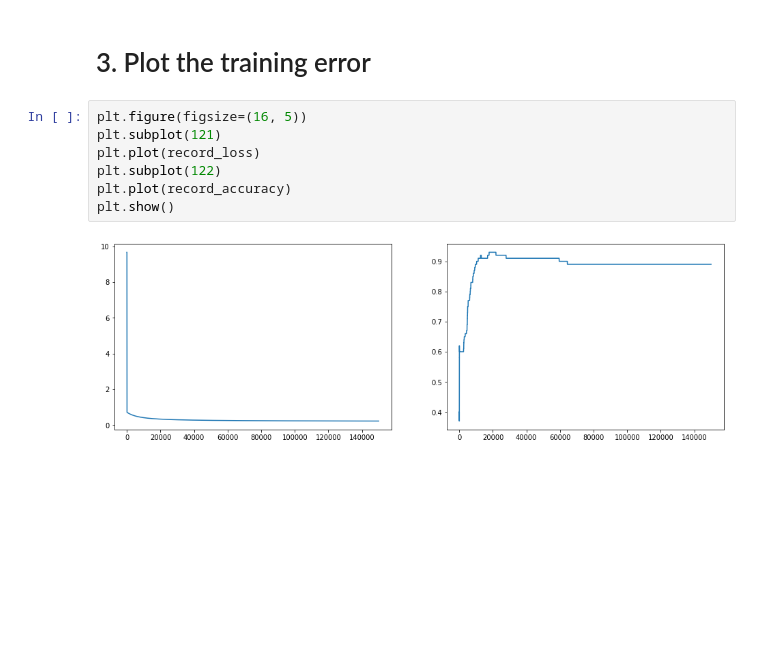
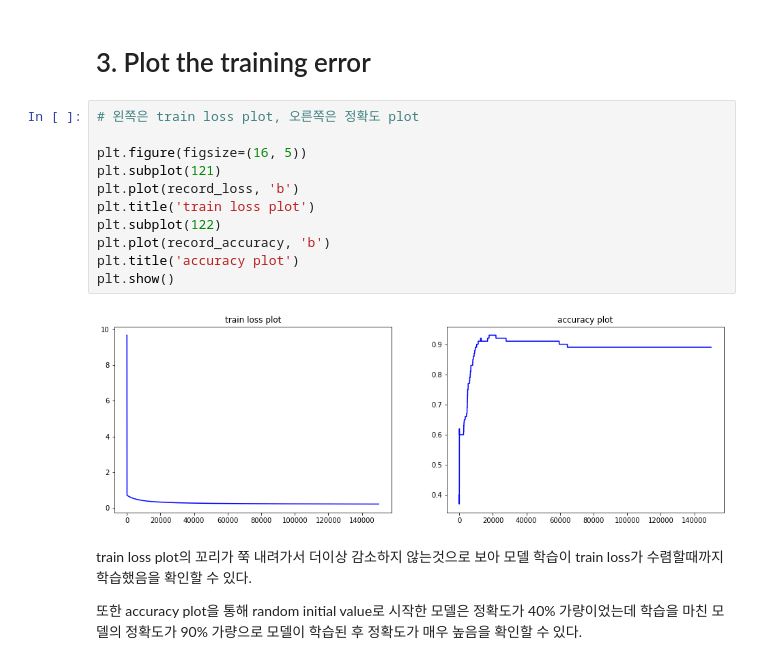
Before and after one commit to BaeHyungjun/2020-1-MachineLearning, a Jupyter notebook: 20152410_배형준_머신러닝_과제5.ipynb, the cells around one changed output. Drawn from its saved outputs; the diff is of its cells as text; blank space fills up the shorter version.

Commit message:
Assignment 5-3
학습이 반복될수록 train loss plot의 감소폭이 작아짐을 확인할 수 있다. 결과적으로 train loss가 특정한 값으로 수렴하여 모델 학습이 종료되었음을 확인할 수 있다.

또한 accuracy plot을 통해 모델이 학습할수록 정확도(성능)가 높아지는 것을 확인할 수 있다.

```diff
--- a/20152410_배형준_머신러닝_과제5.ipynb
+++ b/20152410_배형준_머신러닝_과제5.ipynb
@@ -147,11 +147,19 @@ plt.show()
 # %% [markdown]
 # 3. Plot the training error
 # %%
+# 왼쪽은 train loss plot, 오른쪽은 정확도 plot
+
 plt.figure(figsize=(16, 5))
 plt.subplot(121)
-plt.plot(record_loss)
+plt.plot(record_loss, 'b')
+plt.title('train loss plot')
 plt.subplot(122)
-plt.plot(record_accuracy)
+plt.plot(record_accuracy, 'b')
+plt.title('accuracy plot')
 plt.show()
 # %% [output]
-[figure, old version]
+[figure, new version]
+# %% [markdown]
+train loss plot의 꼬리가 쭉 내려가서 더이상 감소하지 않는것으로 보아 모델 학습이 train loss가 수렴할때까지 학습했음을 확인할 수 있다.
+
+또한 accuracy plot을 통해 random initial value로 시작한 모델은 정확도가 40% 가량이었는데 학습을 마친 모델의 정확도가 90% 가량으로 모델이 학습된 후 정확도가 매우 높음을 확인할 수 있다.
```
